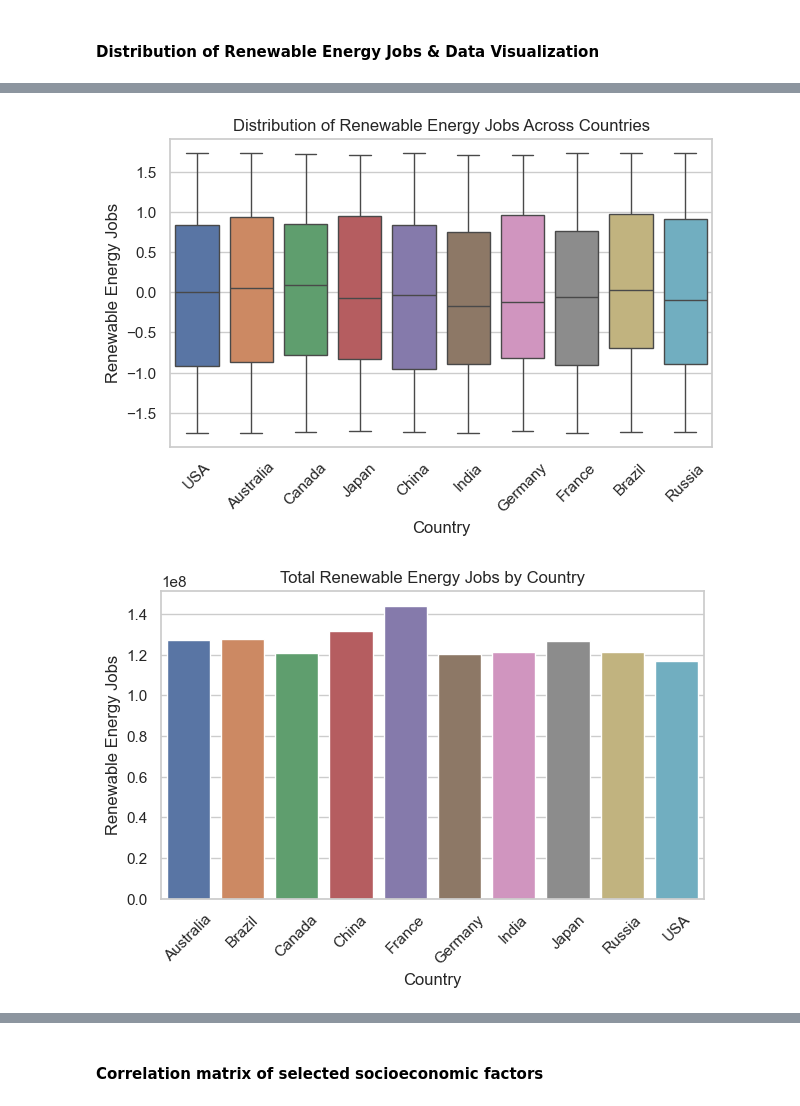
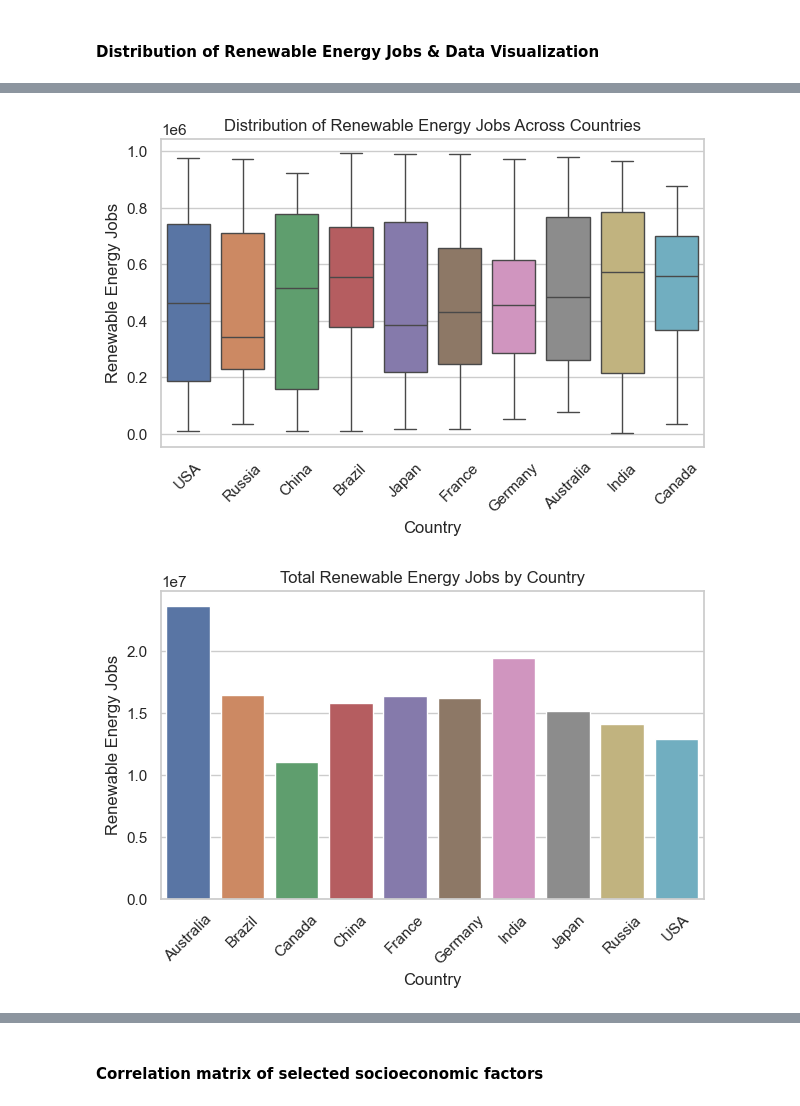
Before and after one commit to arnelimperial/greenergy, a Jupyter notebook: eda1.ipynb, the cells around one changed output, grey strips where cells are left out. Saved outputs shown, nothing was run; the diff lists cells and outputs as text; code cells hidden in the pictures.

```diff
--- a/eda1.ipynb
+++ b/eda1.ipynb
@@ -90,6 +91,9 @@ countriesIncluded
  'France',
  'Brazil',
  'Russia']
+# %%
+random_sample_seed = df.sample(n=334, random_state=42)
+df = random_sample_seed
 # %% [markdown]
 <h4>Socioeconomic factors with highest mean scores</h4>
 # %%
@@ -277,12 +245,12 @@ plt.show()
 # %%
 # Box Plot
 plt.figure(figsize=(7,4))
-sns.boxplot(x='Country', y='Renewable Energy Jobs', data=normalized_df, hue='Country')
+sns.boxplot(x='Country', y='Renewable Energy Jobs', data=df, hue='Country')
 plt.xticks(rotation=45)
 plt.title('Distribution of Renewable Energy Jobs Across Countries')
 plt.show()
 # %% [output]
-[figure, old version]
+[figure, new version]
 # %%
 # Grouping by country
 region_jobs = df.groupby('Country')['Renewable Energy Jobs'].sum().reset_index()
@@ -294,7 +262,7 @@ plt.title('Total Renewable Energy Jobs by Country')
 plt.xticks(rotation=45)
 plt.show()
 # %% [output]
-[figure, old version]
+[figure, new version]
 # %%
 # Grouping by Year
 jobs_by_year = df.groupby('Year')['Renewable Energy Jobs'].sum().reset_index()
```
Also changed, not shown: parts of 19 cells of this notebook, 3 other files.
